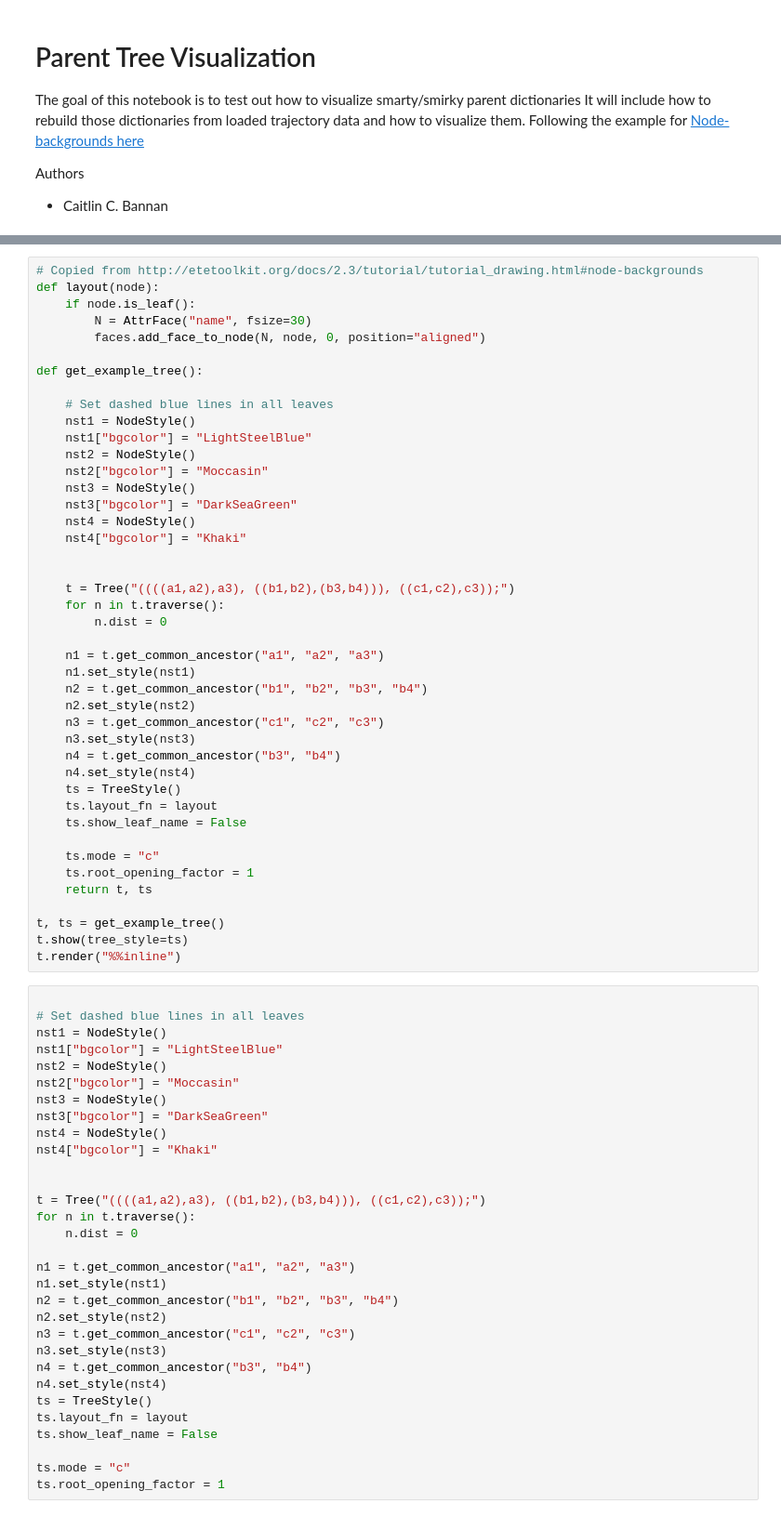
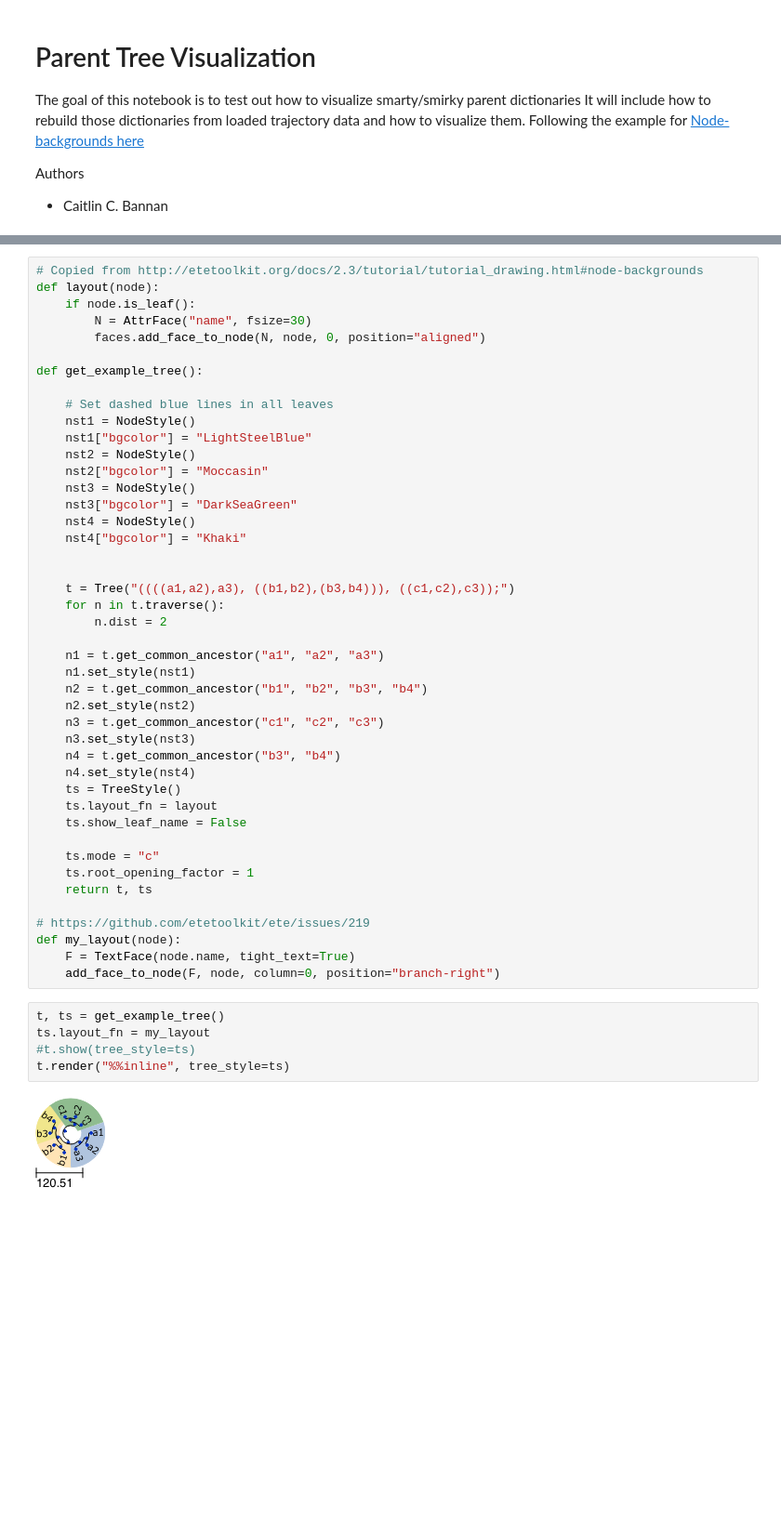
Before and after one commit to openforcefield/openff-toolkit, a Jupyter notebook: utilities/hierarchy_visualiztion/Visualizing_Parent_Hierarchy.ipynb, the cells around one changed output, grey strips where cells are left out. Shown at 93% size. Drawn from its saved outputs; the diff is of its cells as text; blank space fills up the shorter version.

Commit message:
automating visualization

```diff
--- a/utilities/hierarchy_visualiztion/Visualizing_Parent_Hierarchy.ipynb
+++ b/utilities/hierarchy_visualiztion/Visualizing_Parent_Hierarchy.ipynb
@@ -32,7 +33,7 @@ def get_example_tree():
 
     t = Tree("((((a1,a2),a3), ((b1,b2),(b3,b4))), ((c1,c2),c3));")
     for n in t.traverse():
-        n.dist = 0
+        n.dist = 2
 
     n1 = t.get_common_ancestor("a1", "a2", "a3")
     n1.set_style(nst1)
@@ -50,37 +51,14 @@ def get_example_tree():
     ts.root_opening_factor = 1
     return t, ts
 
-t, ts = get_example_tree()
-t.show(tree_style=ts)
-t.render("%%inline")
+# https://github.com/etetoolkit/ete/issues/219
+def my_layout(node):
+    F = TextFace(node.name, tight_text=True)
+    add_face_to_node(F, node, column=0, position="branch-right")
-# %%
-
-# Set dashed blue lines in all leaves
-nst1 = NodeStyle()
-nst1["bgcolor"] = "LightSteelBlue"
-nst2 = NodeStyle()
-nst2["bgcolor"] = "Moccasin"
-nst3 = NodeStyle()
-nst3["bgcolor"] = "DarkSeaGreen"
-nst4 = NodeStyle()
-nst4["bgcolor"] = "Khaki"
-
-
-t = Tree("((((a1,a2),a3), ((b1,b2),(b3,b4))), ((c1,c2),c3));")
-for n in t.traverse():
-    n.dist = 0
-
-n1 = t.get_common_ancestor("a1", "a2", "a3")
-n1.set_style(nst1)
-n2 = t.get_common_ancestor("b1", "b2", "b3", "b4")
-n2.set_style(nst2)
-n3 = t.get_common_ancestor("c1", "c2", "c3")
-n3.set_style(nst3)
-n4 = t.get_common_ancestor("b3", "b4")
-n4.set_style(nst4)
-ts = TreeStyle()
-ts.layout_fn = layout
-ts.show_leaf_name = False
-
-ts.mode = "c"
-ts.root_opening_factor = 1
+# %%
+t, ts = get_example_tree()
+ts.layout_fn = my_layout
+#t.show(tree_style=ts)
+t.render("%%inline", tree_style=ts)
+# %% [output]
+[figure, added]
```
Also changed, not shown: parts of 5 cells of this notebook.
